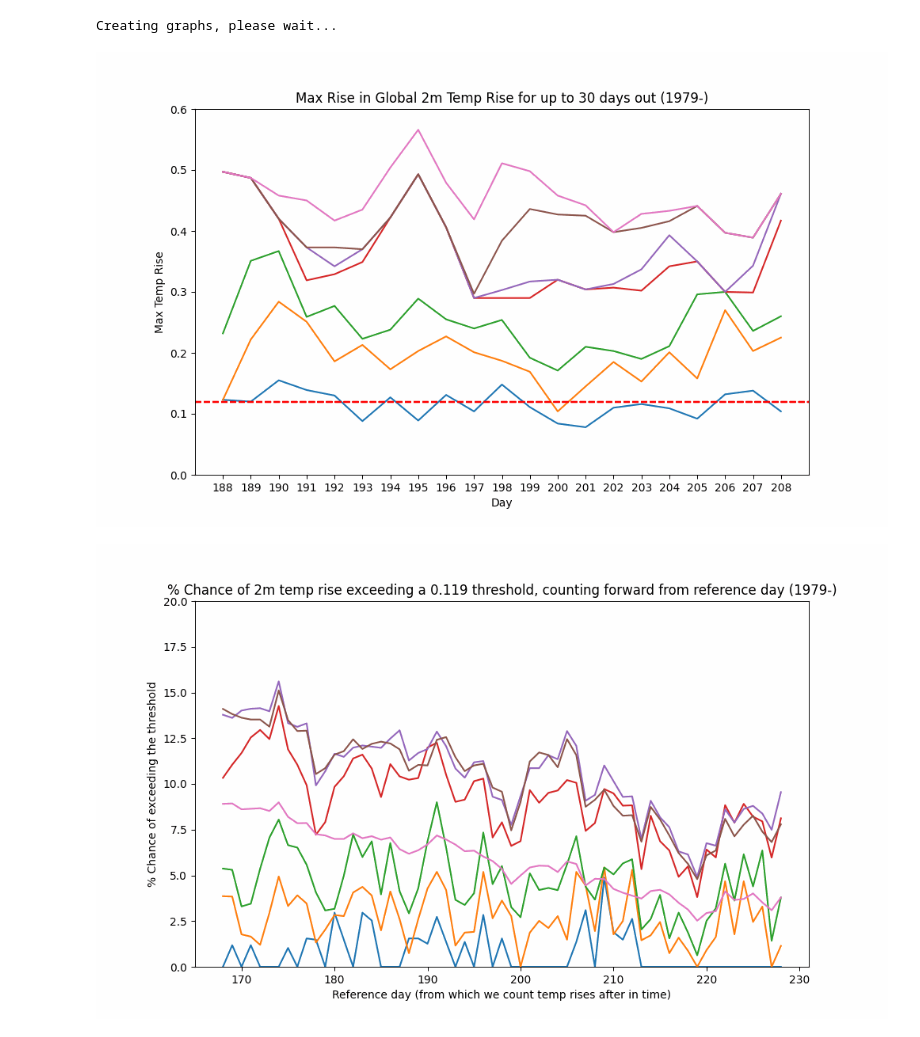
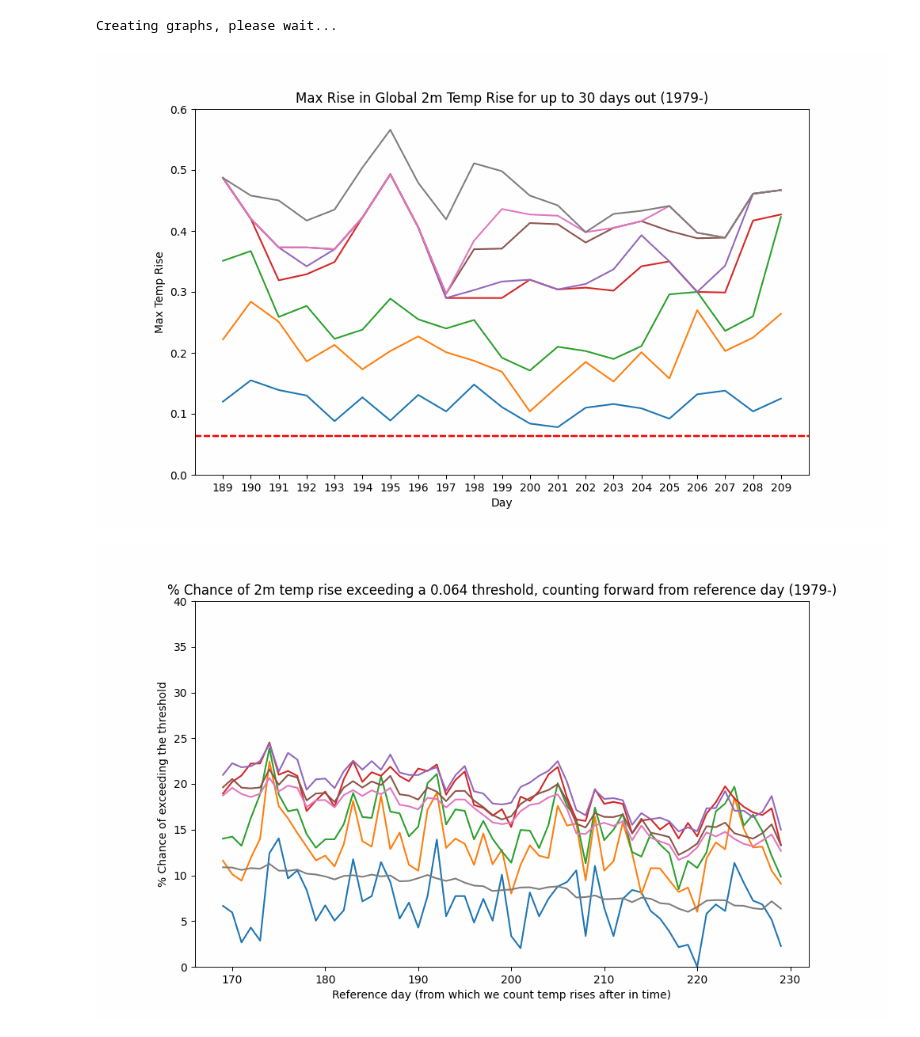
Before and after one commit to JRPdata/hot-july, a Jupyter notebook: global_mean_temp_projections.ipynb, the cells around one changed output. Drawn from its saved outputs; the diff is of its cells as text; code cells hidden in the pictures.

Commit message:
Update for July 18 observation

```diff
--- a/global_mean_temp_projections.ipynb
+++ b/global_mean_temp_projections.ipynb
@@ -47,7 +47,7 @@ def calc_max_rise_plus_days(filepath, days_out, rise_threshold, min_year):
     calculate_for_monthly_mean_land_ocean_temp = False
     start_day = 182
     end_day = 212
-    last_day_current_data = 198
+    last_day_current_data = 199
     # Calculate average mean for ~July (~day 182-212), to compare to July 2019
     if calculate_for_monthly_mean_land_ocean_temp:
         mean_data = [entry for entry in data if entry['name'] == '1979-2000 mean'][0]['data']
@@ -278,7 +278,7 @@ def graph_max_rise_plus_days(filepath, extrapolate_year, days_out, start_day_1_i
 
         if sensitivity_analysis:
             # set a limit y % to make all graphs equal scale
-            ap.set_ylim(0, 20)
+            ap.set_ylim(0, 40)
         ap.plot(chances_exceeding_threshold_x, chances_exceeding_threshold_y, label=lbl3)
 
     ax.set_xlabel('Day')
@@ -326,12 +326,12 @@ extrapolate_year = 2023
 # from https://climatereanalyzer.org/clim/t2_daily/json/cfsr_world_t2_day.json
 filepath = 'cfsr_world_t2_day.json'
 # %%
-# start of day of year to project out from (last day of observed data: July 17, 2023 = 198)
-start_day_1_index = 198
+# start of day of year to project out from (last day of observed data: July 18, 2023 = 199)
+start_day_1_index = 199
 # threshold in rise to count occurences for (the record temperature - the most recent observation temperature)
-rise_threshold = 17.233 - 17.114
-# days out from last day of observed data to do counts for (14 + July 17 = July 31)
-days_out = [1, 2, 3, 7, 10, 14, 30]
+rise_threshold = 17.233 - 17.169
+# days out from last day of observed data to do counts for (13 + July 18 = July 31)
+days_out = [1, 2, 3, 7, 10, 13, 14, 30]
 #days_out = [1, 2, 3, 7, 22, 30]
 
 # the temp variability changes throughout the year
@@ -340,34 +340,34 @@ include_days_plus_minus = 30
 
 # the year for extrapolation
 extrapolate_year = 2023
 
 # zoom on max rise days: how many days +- to zoom in on start_day_1_index
 # set to 0 for full year
 zoom_max_rise_days = 10
 
 # exclude data from before min_year (for era statistics and sensitivity analysis)
 # set to 0 for all years (or a year like 2016 to exclude years before 2016)
 min_year = 0
 # create graph animations over range of min_year (only final graph animation, and no occurences graph or text-based stats)
 sensitivity_analysis = True
 
 # main code
 frames_fig1 = []
 frames_fig3 = []
 if sensitivity_analysis:
     print('Creating graphs, please wait...')
     for min_year in range(1979, 2023):
         [framename_fig1, framename_fig3] = graph_max_rise_plus_days(filepath, extrapolate_year, days_out, start_day_1_index, rise_threshold, include_days_plus_minus, zoom_max_rise_days, min_year, sensitivity_analysis)
         frames_fig1.append(iio.v3.imread(framename_fig1))
         frames_fig3.append(iio.v3.imread(framename_fig3))
-    imageio.mimsave("sensitivity_analysis_max_rise.gif", frames_fig1, duration=500, loop=0)
-    imageio.mimsave("sensitivity_analysis_prob.gif", frames_fig3, duration=500, loop=0)
+    iio.mimsave("sensitivity_analysis_max_rise.gif", frames_fig1, duration=500, loop=0)
+    iio.mimsave("sensitivity_analysis_prob.gif", frames_fig3, duration=500, loop=0)
     # Display the animated gif
     display(Image(filename="sensitivity_analysis_max_rise.gif"))
     display(Image(filename="sensitivity_analysis_prob.gif"))
 else:
     [framename1, framename3] = graph_max_rise_plus_days(filepath, extrapolate_year, days_out, start_day_1_index, rise_threshold, include_days_plus_minus, zoom_max_rise_days, min_year, sensitivity_analysis)
 # %% [output]
 Creating graphs, please wait...
-[figure, old version]
+[figure, new version]
-[figure, old version]
+[figure, new version]
```
Also changed, not shown: 4 other files.
